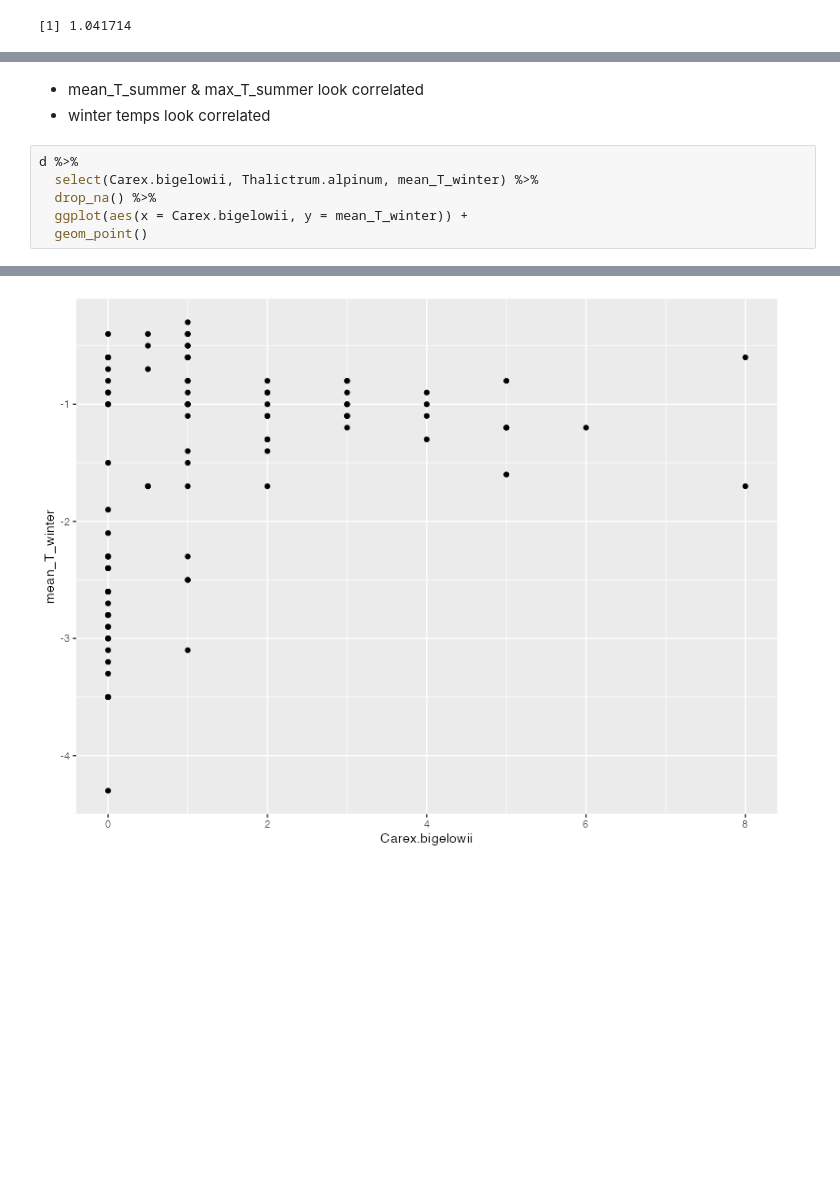
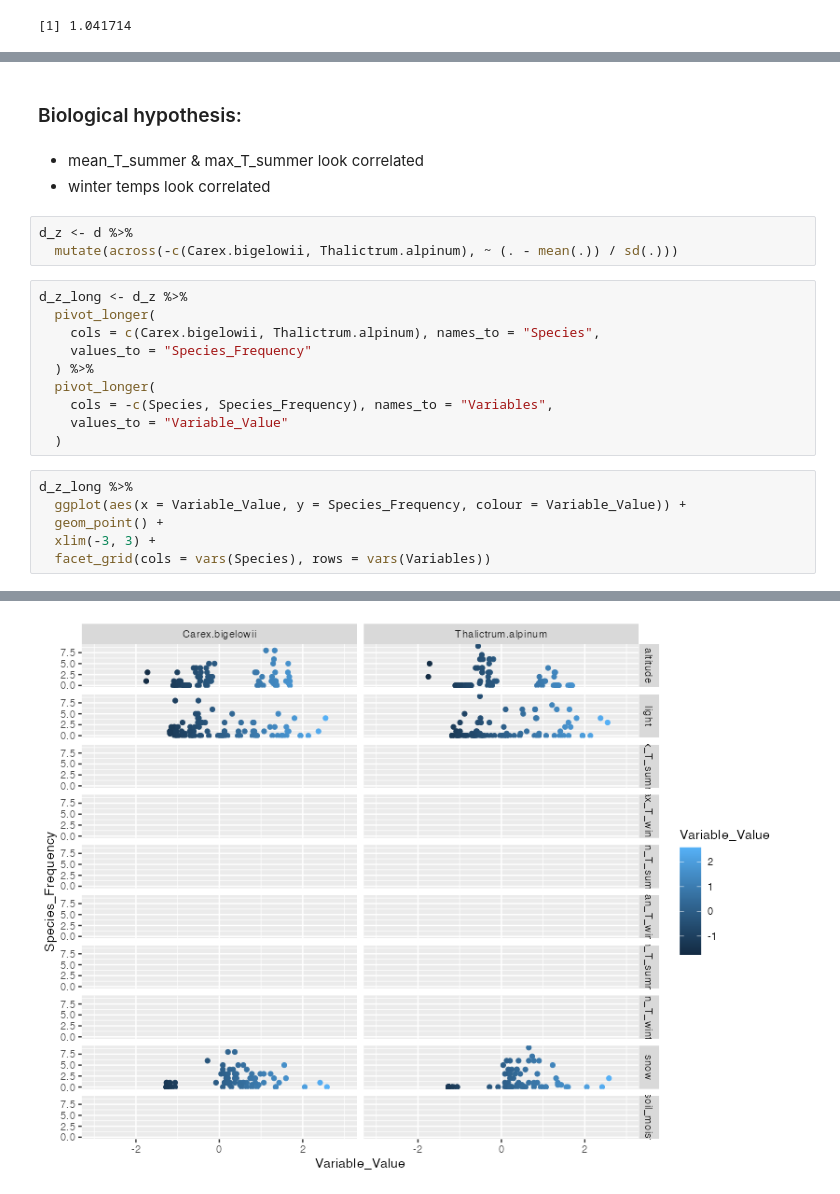
Before and after one commit to otodreas/BIOS15-Coursework, a Jupyter notebook: Exercises/Exercise-4/Exercise-4.ipynb, the cells around one changed output, grey strips where cells are left out. Cells and saved outputs as stored; diff of their text form; blank space fills up the shorter version.

Commit message:
z, plots, etc

```diff
--- a/Exercises/Exercise-4/Exercise-4.ipynb
+++ b/Exercises/Exercise-4/Exercise-4.ipynb
@@ -267,10 +266,25 @@ NULL
+# %% [markdown]
+### Biological hypothesis:
 # %% [markdown]
 - mean_T_summer & max_T_summer look correlated
 - winter temps look correlated
+# %%
+d_z <- d %>%
+  mutate(across(-c(Carex.bigelowii, Thalictrum.alpinum), ~ (. - mean(.)) / sd(.)))
+# %%
+d_z_long <- d_z %>%
+  pivot_longer(
+    cols = c(Carex.bigelowii, Thalictrum.alpinum), names_to = "Species",
+    values_to = "Species_Frequency"
+  ) %>%
+  pivot_longer(
+    cols = -c(Species, Species_Frequency), names_to = "Variables",
+    values_to = "Variable_Value"
+  )
 # %%
-d %>%
-  select(Carex.bigelowii, Thalictrum.alpinum, mean_T_winter) %>%
-  drop_na() %>%
-  ggplot(aes(x = Carex.bigelowii, y = mean_T_winter)) +
-  geom_point()
+d_z_long %>%
+  ggplot(aes(x = Variable_Value, y = Species_Frequency, colour = Variable_Value)) +
+  geom_point() +
+  xlim(-3, 3) +
+  facet_grid(cols = vars(Species), rows = vars(Variables))
 # %% [output]
@@ -277 +293 @@ d %>%
-[figure, old version]
+[figure, new version]
```
Also changed, not shown: parts of 10 cells of this notebook.
